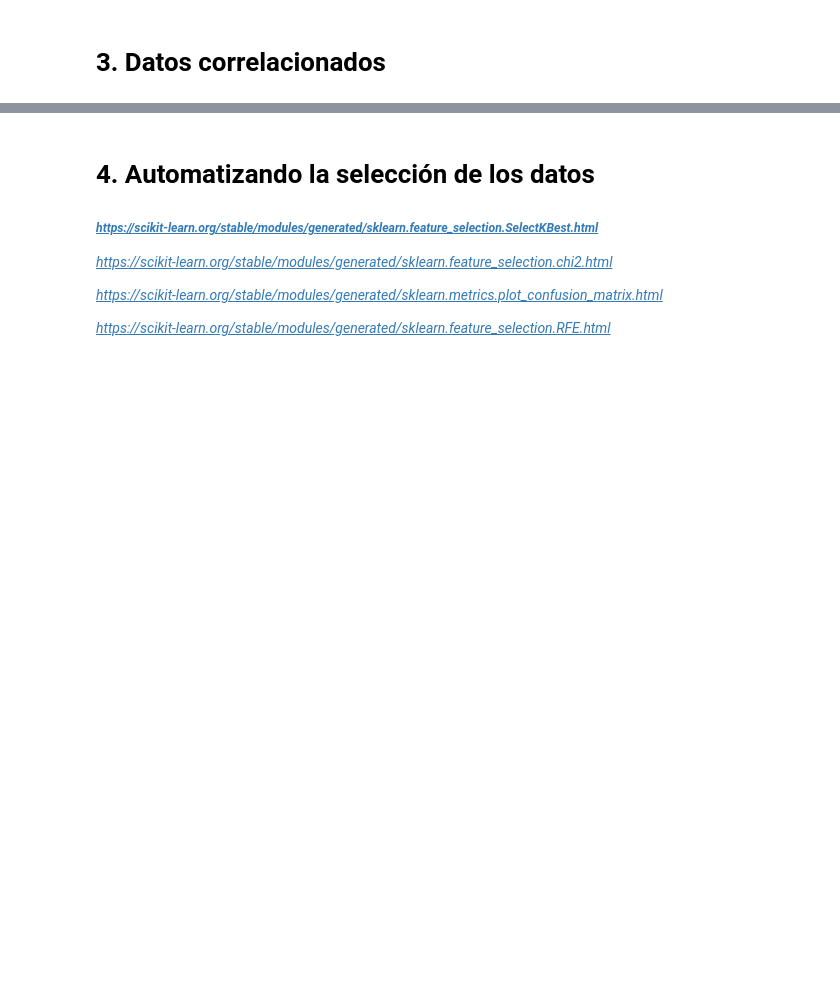
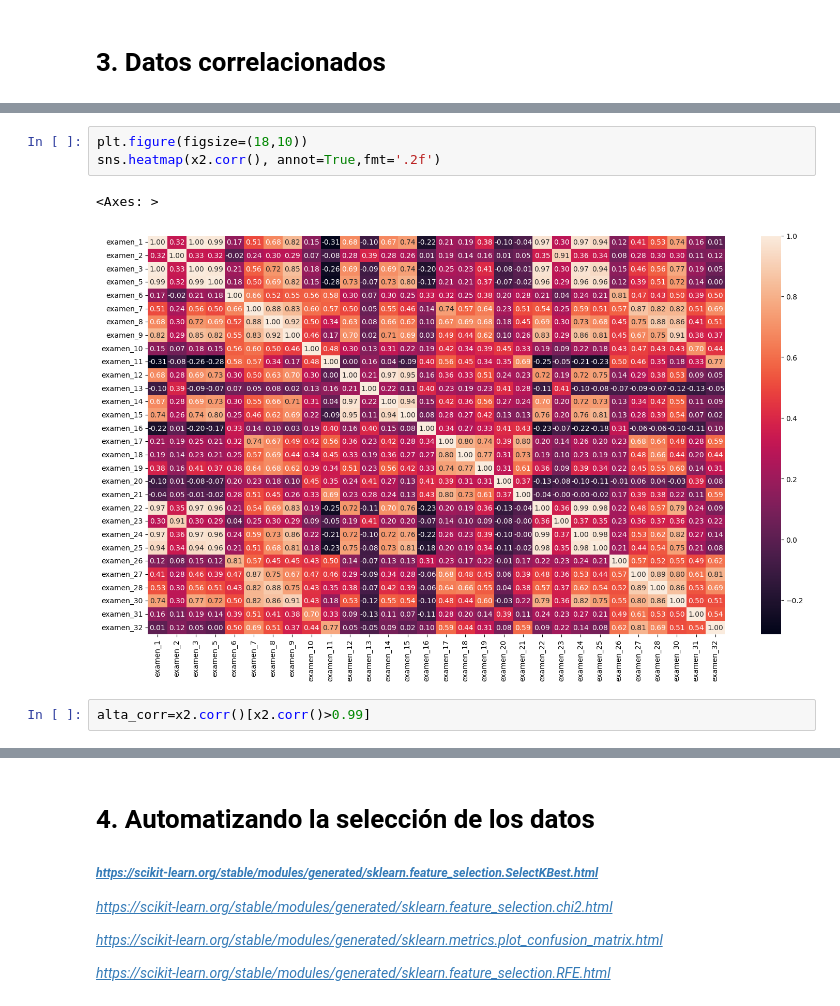
Before and after one commit to Ivan96LV/Machine_Learning, a Jupyter notebook: dimensionality_reduction.ipynb, the cells around one changed output, grey strips where cells are left out. Drawn from its saved outputs; the diff is of its cells as text; blank space fills up the shorter version.

```diff
--- a/dimensionality_reduction.ipynb
+++ b/dimensionality_reduction.ipynb
@@ -153,0 +193,8 @@ La exactitud es:98.25%
+# %%
+plt.figure(figsize=(18,10))
+sns.heatmap(x2.corr(), annot=True,fmt='.2f')
+# %% [output]
+<Axes: >
+[figure, added]
+# %%
+alta_corr=x2.corr()[x2.corr()>0.99]
```
Also changed, not shown: parts of 15 cells of this notebook.
